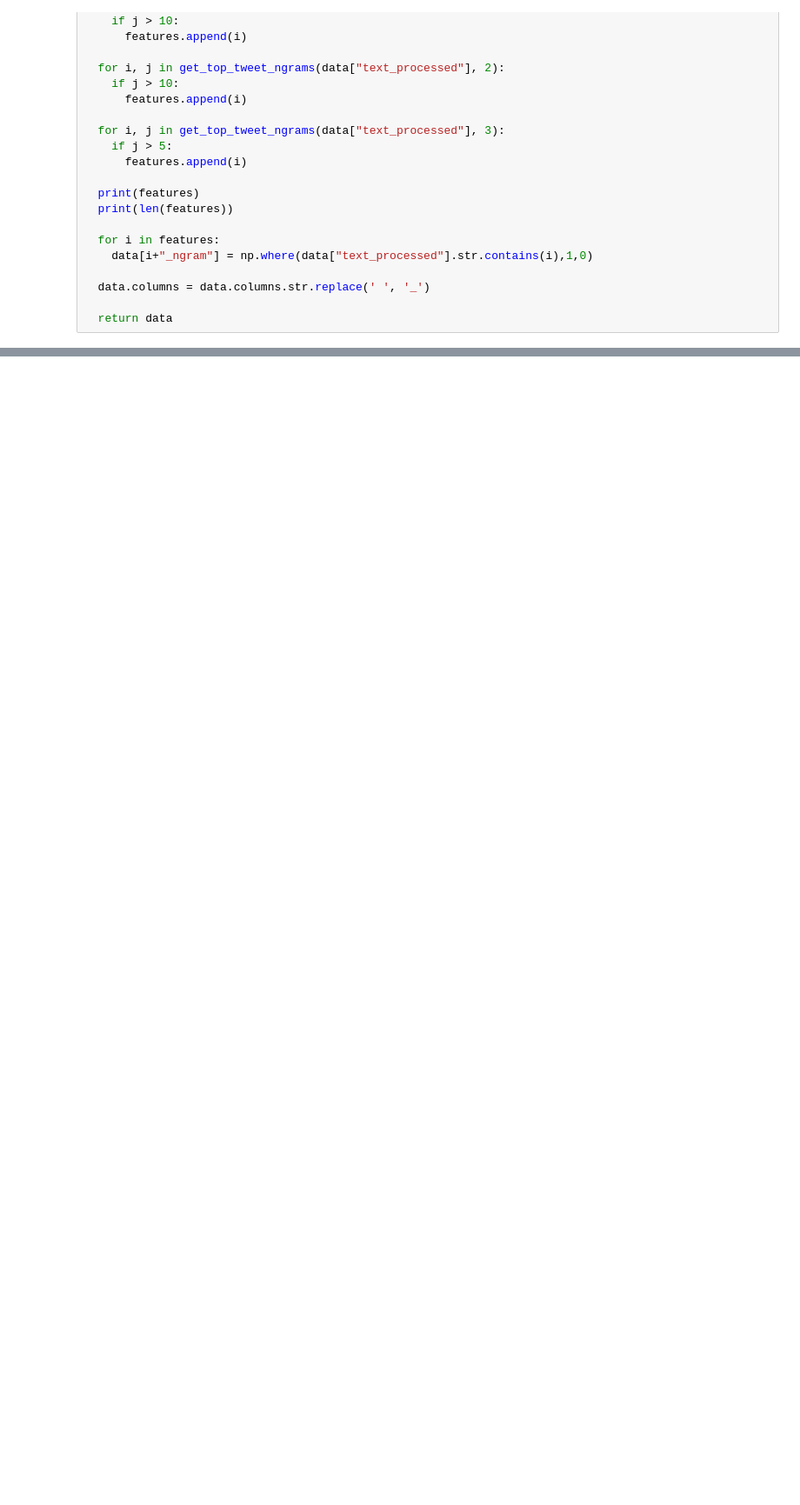
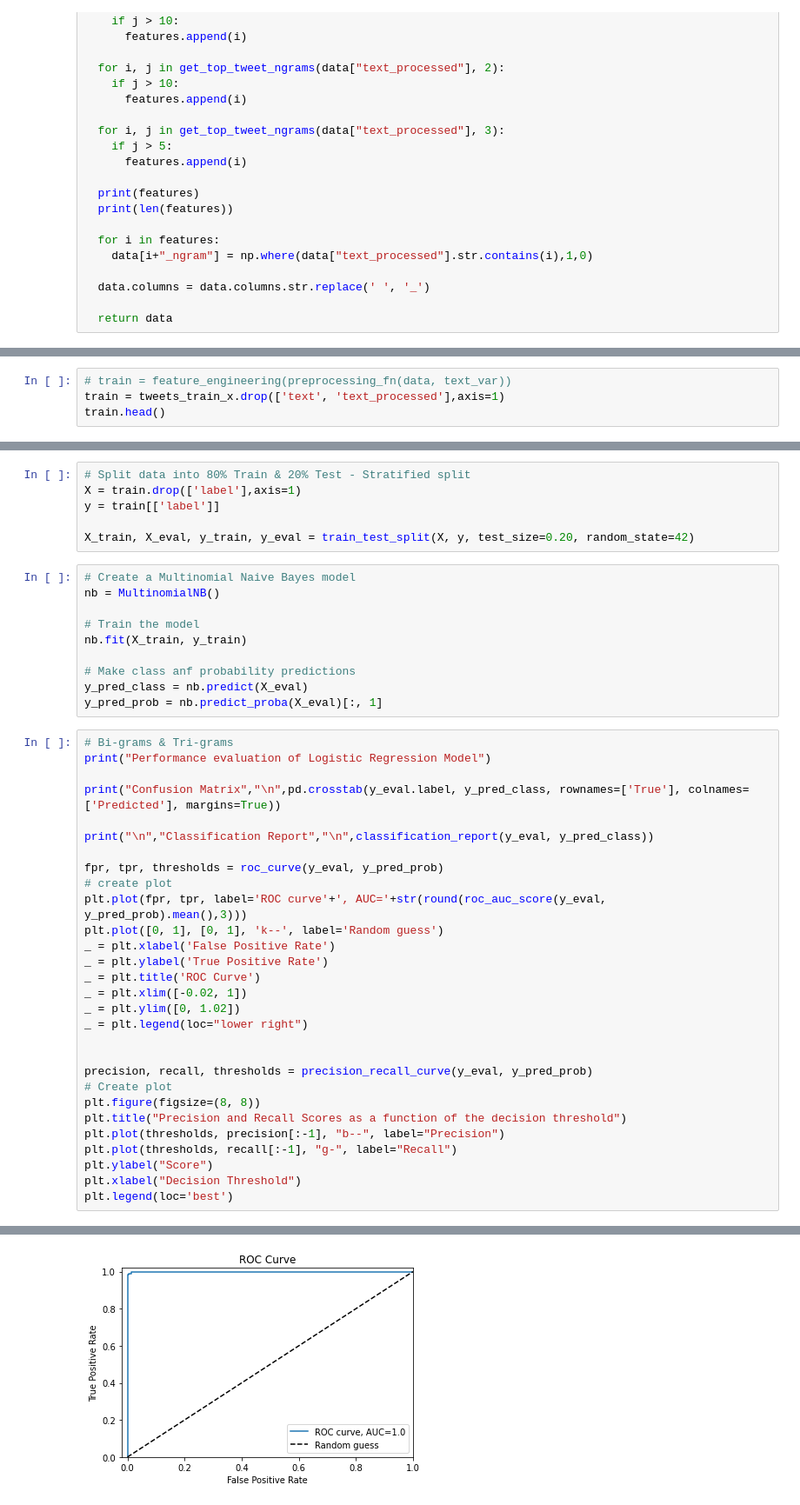
Before and after one commit to sandhyaparna/NLP, a Jupyter notebook: Dell_Take_Home.ipynb, the cells around one changed output, grey strips where cells are left out. Shown at 87% size. Drawn from its saved outputs; the diff is of its cells as text; blank space fills up the shorter version.

```diff
--- a/Dell_Take_Home.ipynb
+++ b/Dell_Take_Home.ipynb
@@ -183,0 +185,4 @@ def baseline_model(data, text_var):
+# %%
+# train = feature_engineering(preprocessing_fn(data, text_var))
+train = tweets_train_x.drop(['text', 'text_processed'],axis=1)
+train.head()
@@ -183,0 +196,46 @@ def baseline_model(data, text_var):
+# %%
+# Split data into 80% Train & 20% Test - Stratified split
+X = train.drop(['label'],axis=1)
+y = train[['label']]
+
+X_train, X_eval, y_train, y_eval = train_test_split(X, y, test_size=0.20, random_state=42)
+# %%
+# Create a Multinomial Naive Bayes model
+nb = MultinomialNB()
+
+# Train the model
+nb.fit(X_train, y_train)
+
+# Make class anf probability predictions
+y_pred_class = nb.predict(X_eval)
+y_pred_prob = nb.predict_proba(X_eval)[:, 1]
+# %%
+# Bi-grams & Tri-grams
+print("Performance evaluation of Logistic Regression Model")
+
+print("Confusion Matrix","\n",pd.crosstab(y_eval.label, y_pred_class, rownames=['True'], colnames=['Predicted'], margins=True))
+
+print("\n","Classification Report","\n",classification_report(y_eval, y_pred_class))
+
+fpr, tpr, thresholds = roc_curve(y_eval, y_pred_prob)
+# create plot
+plt.plot(fpr, tpr, label='ROC curve'+', AUC='+str(round(roc_auc_score(y_eval, y_pred_prob).mean(),3)))
+plt.plot([0, 1], [0, 1], 'k--', label='Random guess')
+_ = plt.xlabel('False Positive Rate')
+_ = plt.ylabel('True Positive Rate')
+_ = plt.title('ROC Curve')
+_ = plt.xlim([-0.02, 1])
+_ = plt.ylim([0, 1.02])
+_ = plt.legend(loc="lower right")
+
+
+precision, recall, thresholds = precision_recall_curve(y_eval, y_pred_prob)
+# Create plot
+plt.figure(figsize=(8, 8))
+plt.title("Precision and Recall Scores as a function of the decision threshold")
+plt.plot(thresholds, precision[:-1], "b--", label="Precision")
+plt.plot(thresholds, recall[:-1], "g-", label="Recall")
+plt.ylabel("Score")
+plt.xlabel("Decision Threshold")
+plt.legend(loc='best')
+# %% [output]
@@ -183,0 +260 @@ def baseline_model(data, text_var):
+[figure, added]
```
Also changed, not shown: parts of 9 cells of this notebook.
